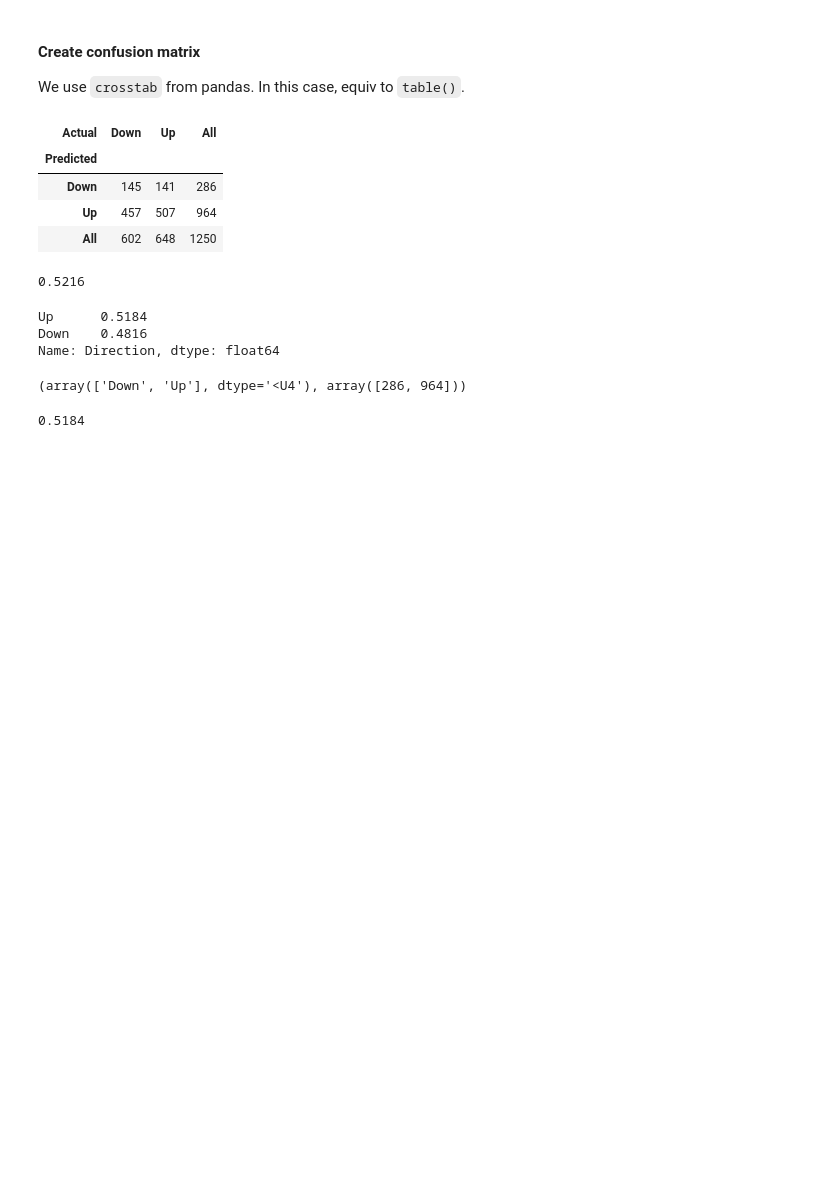
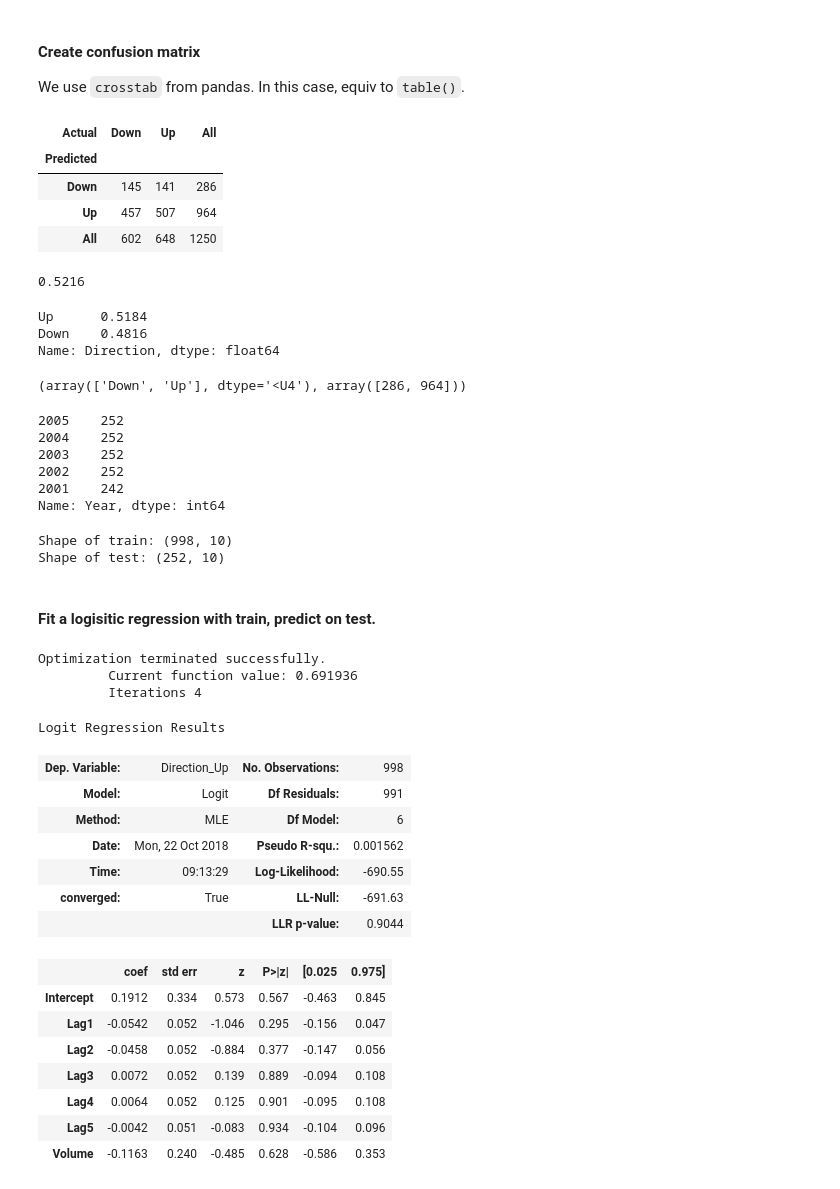
Before and after one commit to DTRuiz/ISLpy, a Jupyter notebook: Chapter4_notes.ipynb, the cells around one changed output. Drawn from its saved outputs; the diff is of its cells as text; code cells hidden in the pictures; blank space fills up the shorter version.

```diff
--- a/Chapter4_notes.ipynb
+++ b/Chapter4_notes.ipynb
@@ -400,7 +375,47 @@ Name: Direction, dtype: float64
 np.unique(glm_pred, return_counts=True)
 # %% [output]
 (array(['Down', 'Up'], dtype='<U4'), array([286, 964]))
-# %%
-648/1250
-# %% [output]
-0.5184
+# %%
+df.Year.value_counts()
+# %% [output]
+2005    252
+2004    252
+2003    252
+2002    252
+2001    242
+Name: Year, dtype: int64
+# %%
+df_train = df.loc[df['Year'] != 2005]
+df_test = df.loc[df['Year'] == 2005]
+
+print("Shape of train: " + str(df_train.shape))
+print("Shape of test: " + str(df_test.shape))
+# %% [output]
+Shape of train: (998, 10)
+Shape of test: (252, 10)
+# %% [markdown]
+#### Fit a logisitic regression with train, predict on test.
+# %%
+glm = smf.logit('Direction_Up ~ Lag1+Lag2+Lag3+Lag4+Lag5+Volume',
+               data=df_train).fit()
+glm.summary()
+# %% [output]
+Optimization terminated successfully.
+         Current function value: 0.691936
+         Iterations 4
+Logit Regression Results
+| Dep. Variable: | Direction_Up | No. Observations: | 998 |
+| Model: | Logit | Df Residuals: | 991 |
+| Method: | MLE | Df Model: | 6 |
+| Date: | Mon, 22 Oct 2018 | Pseudo R-squ.: | 0.001562 |
+| Time: | 09:13:29 | Log-Likelihood: | -690.55 |
+| converged: | True | LL-Null: | -691.63 |
+|  |  | LLR p-value: | 0.9044 |
+|  | coef | std err | z | P>|z| | [0.025 | 0.975] |
+| Intercept | 0.1912 | 0.334 | 0.573 | 0.567 | -0.463 | 0.845 |
+| Lag1 | -0.0542 | 0.052 | -1.046 | 0.295 | -0.156 | 0.047 |
+| Lag2 | -0.0458 | 0.052 | -0.884 | 0.377 | -0.147 | 0.056 |
+| Lag3 | 0.0072 | 0.052 | 0.139 | 0.889 | -0.094 | 0.108 |
+| Lag4 | 0.0064 | 0.052 | 0.125 | 0.901 | -0.095 | 0.108 |
+| Lag5 | -0.0042 | 0.051 | -0.083 | 0.934 | -0.104 | 0.096 |
+| Volume | -0.1163 | 0.240 | -0.485 | 0.628 | -0.586 | 0.353 |
```
Also changed, not shown: parts of 24 cells of this notebook.
